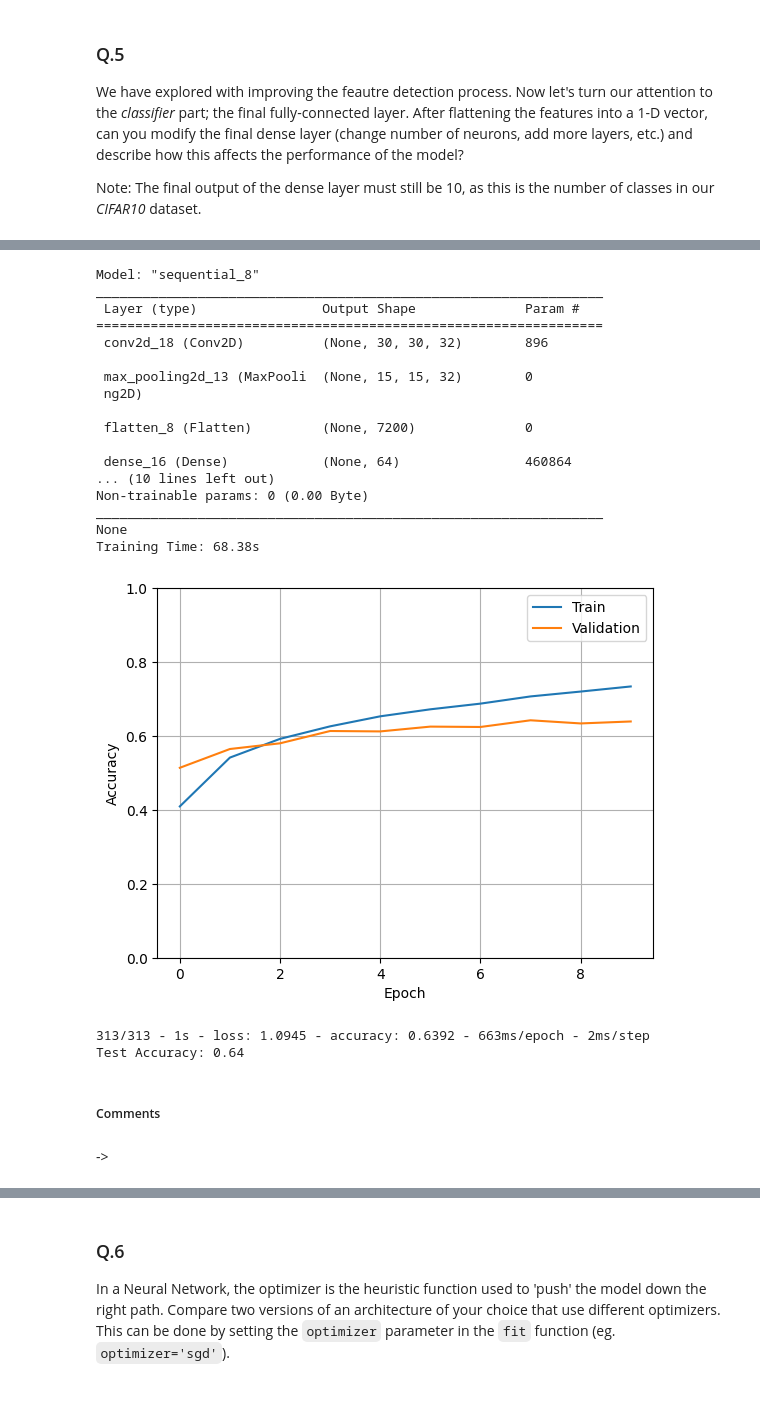
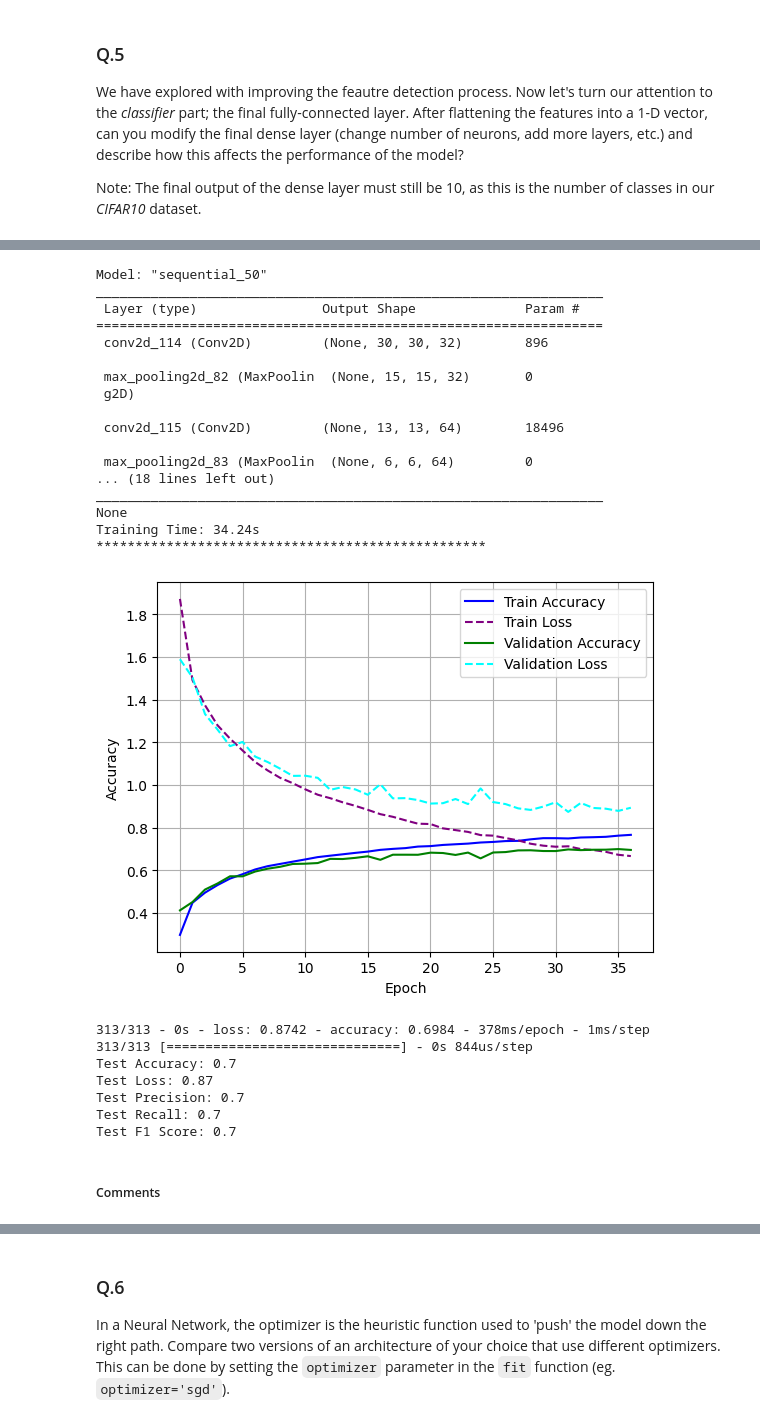
Before and after one commit to mbar0075/Advanced-Computer-Vision-for-AI, a Jupyter notebook: Individual Assignment/Assignment 2/cnn.ipynb, the cells around one changed output, grey strips where cells are left out. Cells and saved outputs as stored; diff of their text form; code cells hidden in the pictures.

```diff
--- a/Individual Assignment/Assignment 2/cnn.ipynb
+++ b/Individual Assignment/Assignment 2/cnn.ipynb
@@ -65,7 +77,7 @@ Downloading data from https://www.cs.toronto.edu/~kriz/cifar-10-python.tar.gz
 # %% [markdown]
 ### Creating the model's architecture
 # %%
-def fit(model, epochs:int=100, optimizer=Adam(clipnorm=1.0), verbose:int=1, batch_size:int=32, callbacks=EarlyStopping(monitor='val_loss', patience=5, restore_best_weights=True), colors:tuple=('blue','purple','green','cyan'), do_display:bool=False, do_save:bool=False, save_name:str='model'):
+def fit(model, epochs:int=100, optimizer=Adam(clipnorm=1.0), verbose:int=1, batch_size:int=256, callbacks=EarlyStopping(monitor='val_loss', patience=5, restore_best_weights=True), colors:tuple=('blue','purple','green','cyan'), do_display:bool=False, do_save:bool=False, save_name:str='model'):
     """Function which fits a model to the training data and plots the training process.
 
     Args:
@@ -106,7 +118,6 @@ def fit(model, epochs:int=100, optimizer=Adam(clipnorm=1.0), verbose:int=1, batc
     plt.plot(history.history['val_loss'], label = 'Validation Loss', color = colors[3], linestyle='dashed')
     plt.xlabel('Epoch')
     plt.ylabel('Accuracy')
-    plt.ylim([0, 1])
     plt.legend(loc='upper right')
     plt.grid(True)
     plt.show()
@@ -128,7 +139,7 @@ def fit(model, epochs:int=100, optimizer=Adam(clipnorm=1.0), verbose:int=1, batc
     # Plotting the confusion matrix
     if do_display:
         cm = confusion_matrix(test_labels, y_pred)
-        plt.figure(figsize=(24,20))
+        plt.figure(figsize=(10,7))
         sns.heatmap(cm, annot=True, fmt="d", cmap="Blues", xticklabels=class_names, yticklabels=class_names)
         plt.ylabel('Actual')
         plt.xlabel('Predicted')
@@ -137,6 +148,8 @@ def fit(model, epochs:int=100, optimizer=Adam(clipnorm=1.0), verbose:int=1, batc
     # Saving the model
     if do_save:
         model.save(f'{save_name}.h5')
+
+    return test_acc
 # %% [markdown]
 In the original notebook, the below model configuration was used. 3 Convolution Layers were used to extract visual features from the image. Then these features are passed to a normal Neural Network which will learn to classify the different class labels.
 # %%
@@ -528,45 +721,51 @@ Test Accuracy: 0.64
 # %%
-#Define Model with modified dense layers (Adding extra layers)
+# Defining Model with modified dense layers (Adding extra layers)
 model = models.Sequential()
 
-#Perform 2D Convolution + MaxPooling on the image, reducing its size.
-#These extract the most important visual features from the image.
+# Performing 2D Convolution + MaxPooling on the image, reducing its size.
+# These extract the most important visual features from the image.
 model.add(layers.Conv2D(32, (3, 3), activation='relu', input_shape=(32, 32, 3)))
 model.add(layers.MaxPooling2D((2, 2)))
+model.add(layers.Conv2D(64, (3, 3), activation='relu'))
+model.add(layers.MaxPooling2D((2, 2)))
+model.add(layers.Conv2D(64, (3, 3), activation='relu'))
 
-#Add Dense/Fully-Connected Layers.
-#These contian the 'classification' part of the model.
+# Adding Dense/Fully-Connected Layers.
+# These contian the 'classification' part of the model.
 model.add(layers.Flatten())
 model.add(layers.Dense(64, activation='relu'))
 model.add(layers.Dense(32, activation='relu'))
 model.add(layers.Dense(16, activation='relu'))
 model.add(layers.Dense(10))
 
+# Fitting the model
 fit(model,verbose=0)
-
 del model
 # %% [output]
-Model: "sequential_8"
+Model: "sequential_50"
 _________________________________________________________________
  Layer (type)                Output Shape              Param #
 =================================================================
- conv2d_18 (Conv2D)          (None, 30, 30, 32)        896
+ conv2d_114 (Conv2D)         (None, 30, 30, 32)        896
 
- max_pooling2d_13 (MaxPooli  (None, 15, 15, 32)        0
- ng2D)
+ max_pooling2d_82 (MaxPoolin  (None, 15, 15, 32)       0
+ g2D)
 
- flatten_8 (Flatten)         (None, 7200)              0
+ conv2d_115 (Conv2D)         (None, 13, 13, 64)        18496
 
- dense_16 (Dense)            (None, 64)                460864
-... (10 lines left out)
-Non-trainable params: 0 (0.00 Byte)
+ max_pooling2d_83 (MaxPoolin  (None, 6, 6, 64)         0
+... (18 lines left out)
 _________________________________________________________________
 None
-Training Time: 68.38s
+Training Time: 34.24s
+**************************************************
-[figure, old version]
+[figure, new version]
-313/313 - 1s - loss: 1.0945 - accuracy: 0.6392 - 663ms/epoch - 2ms/step
-Test Accuracy: 0.64
+313/313 - 0s - loss: 0.8742 - accuracy: 0.6984 - 378ms/epoch - 1ms/step
+313/313 [==============================] - 0s 844us/step
+Test Accuracy: 0.7
+Test Loss: 0.87
+Test Precision: 0.7
+Test Recall: 0.7
+Test F1 Score: 0.7
 # %% [markdown]
 ##### Comments
-# %% [markdown]
-->
```
Also changed, not shown: parts of 29 cells of this notebook, 1 other file.
